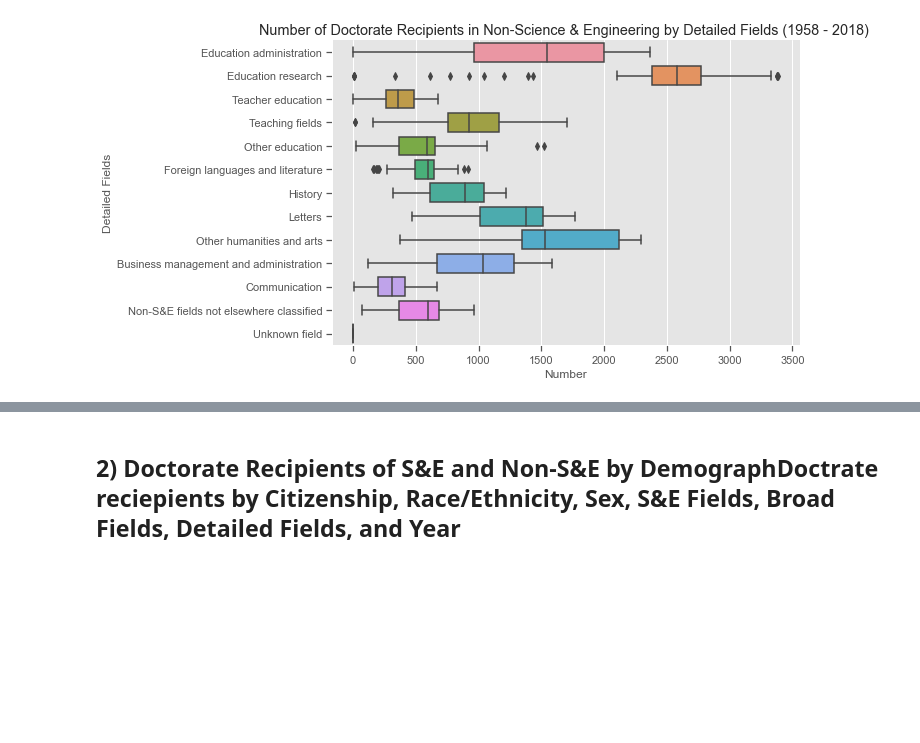
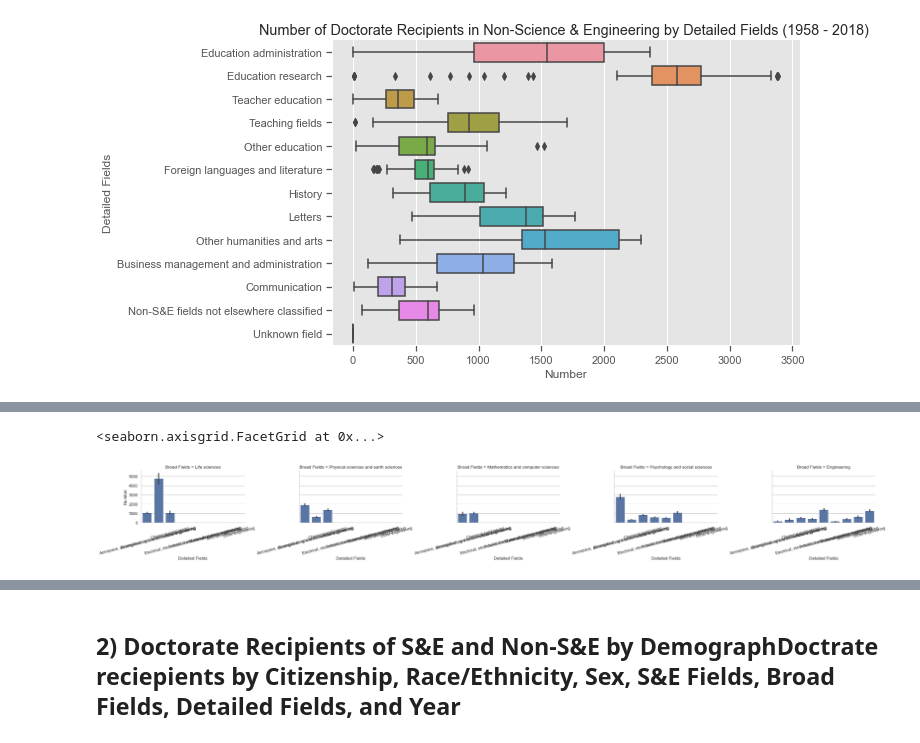
Before and after one commit to mulukenm/dataScience, a Jupyter notebook: SQLComparisonVisualization.ipynb, the cells around one changed output, grey strips where cells are left out. Drawn from its saved outputs; the diff is of its cells as text; code cells hidden in the pictures; blank space fills up the shorter version.

```diff
--- a/SQLComparisonVisualization.ipynb
+++ b/SQLComparisonVisualization.ipynb
@@ -270,0 +274,11 @@ SE_NSE_TT.head()
+# %%
+SE = df1s[df1s['S&E Fields'] == 'Science and engineering']
+NSE = df1s[df1s['S&E Fields'] != 'Science and engineering']
+sns.set(style="whitegrid")
+g1 = sns.FacetGrid(SE, col="Broad Fields", hue_order="Detailed Fields",  height=3, aspect=2)
+
+g1.map(sns.barplot,"Detailed Fields", "Number");
+g1.set_xticklabels(rotation=15)
+# %% [output]
+<seaborn.axisgrid.FacetGrid at 0x...>
+[figure, added]
```
Also changed, not shown: parts of 9 cells of this notebook.
